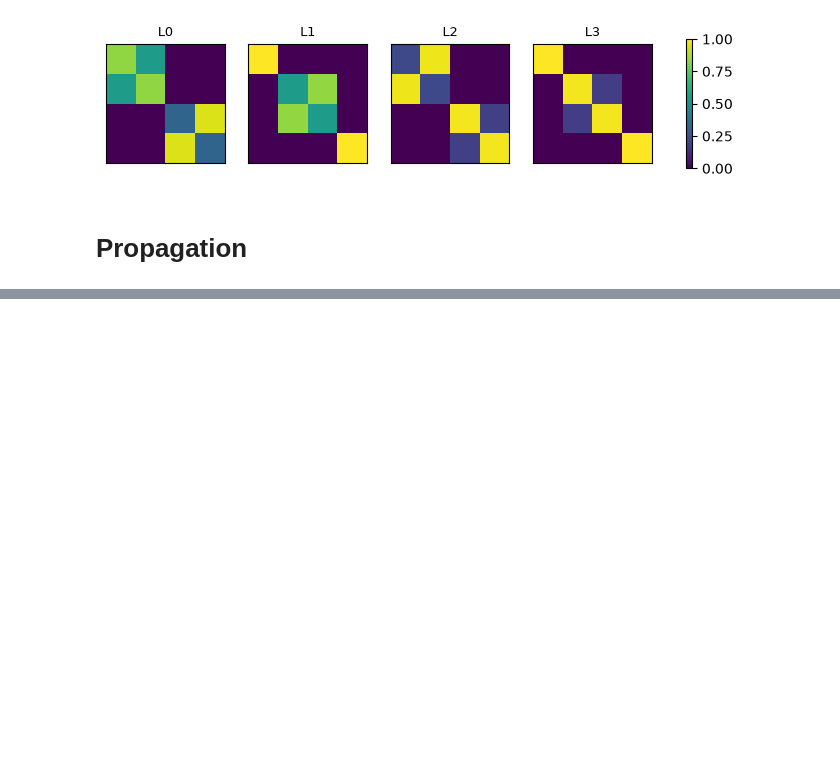
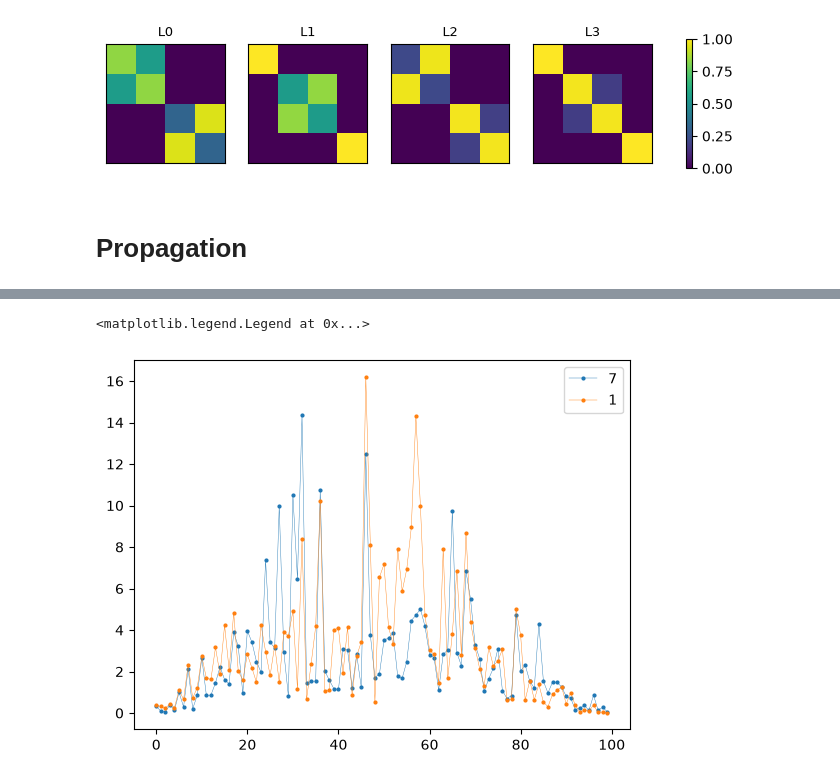
Before and after one commit to kaschdaniel/MANTIS, a Jupyter notebook: Debug.ipynb, the cells around one changed output, grey strips where cells are left out. Drawn from its saved outputs; the diff is of its cells as text; code cells hidden in the pictures; blank space fills up the shorter version.

```diff
--- a/Debug.ipynb
+++ b/Debug.ipynb
@@ -113,0 +114,16 @@ fig, _ = plot_intensity_map(I)
+# %%
+#Can plot intensity distribution over the channel number:
+mask7 = Y==7
+mask1 = Y==1
+I7 = np.abs(E_hist[:,:,mask7])**2
+I1 = np.abs(E_hist[:,:,mask1])**2
+I_cumm7 = np.sum(I7, axis=2)
+I_cumm1 = np.sum(I1, axis=2)
+#plt.plot(I[-1,:], linewidth=0.3, marker="o", markersize=2)
+
+plt.plot(I_cumm7[-1,:], linewidth=0.3, marker="o", markersize=2, label="7")
+plt.plot(I_cumm1[-1,:], linewidth=0.3, marker="o", markersize=2, label="1")
+plt.legend()
+# %% [output]
+<matplotlib.legend.Legend at 0x...>
+[figure, added]
```
Also changed, not shown: parts of 1 cell of this notebook.
